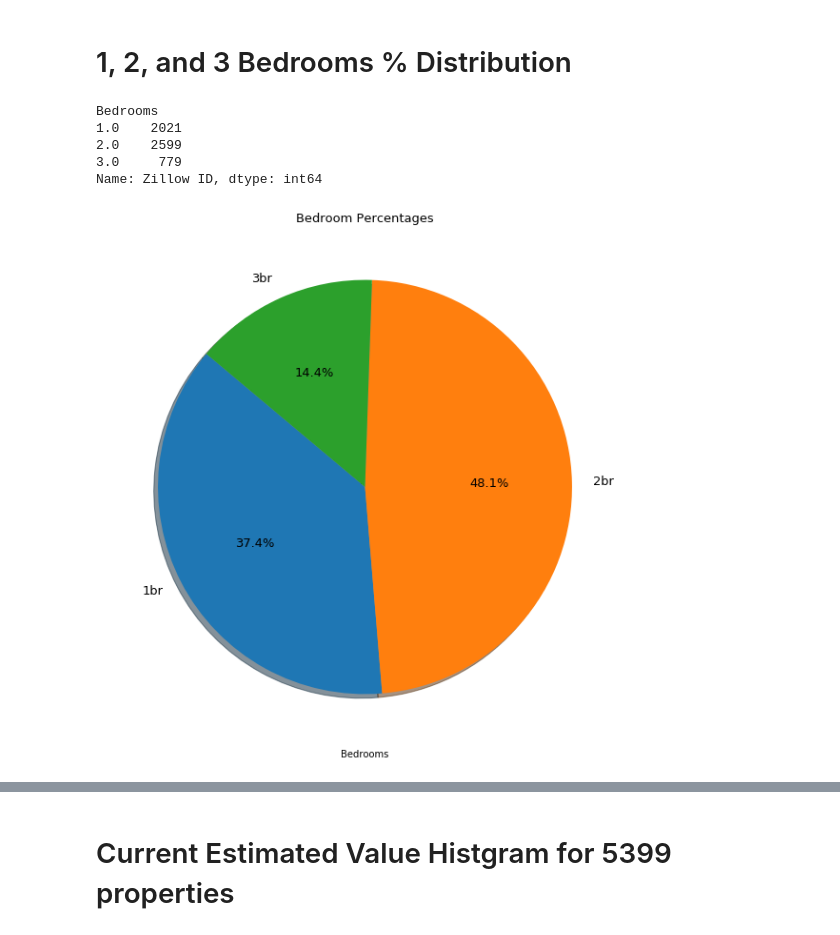
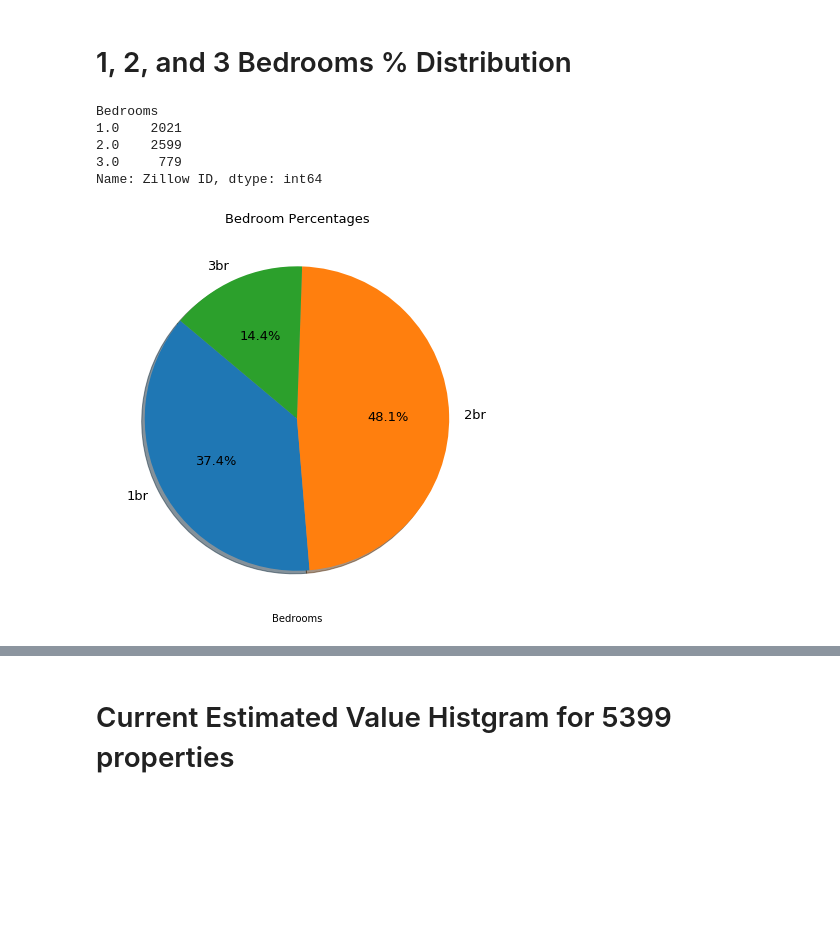
Before and after one commit to FeLowe/NW-Bootcamp-Projects, a Jupyter notebook: analysis.ipynb, the cells around one changed output, grey strips where cells are left out. Drawn from its saved outputs; the diff is of its cells as text; code cells hidden in the pictures; blank space fills up the shorter version.

Commit message:
minor plot changes

```diff
--- a/analysis.ipynb
+++ b/analysis.ipynb
@@ -55,26 +55,26 @@ print(len(bedrooms_combined_df))
 # %%
 bedrooms_count = bedrooms_combined_df.groupby(["Bedrooms"]).count()["Zillow ID"]
 print(bedrooms_count)
 
 #Bedrooms Pie Chart
 plt.pie(bedrooms_count,
         labels=["1br", "2br", "3br"],
         autopct='%.1f%%', shadow=True, startangle=140,
         textprops={"fontsize": 13}) # re-sizes fonts size
 plt.title("Bedroom Percentages", fontsize=13)
 
 #Re-sizes plot pie
-bedrooms_count.plot(figsize=(20,10))
+bedrooms_count.plot(figsize=(15,7))
 
 #Save image
 plt.savefig("Images/bedroomPerc.png")
 
 # Show Figure
 plt.show()
 # %% [output]
 Bedrooms
 1.0    2021
 2.0    2599
 3.0     779
 Name: Zillow ID, dtype: int64
-[figure, old version]
+[figure, new version]
```
Also changed, not shown: parts of 15 cells of this notebook, 2 other files.
